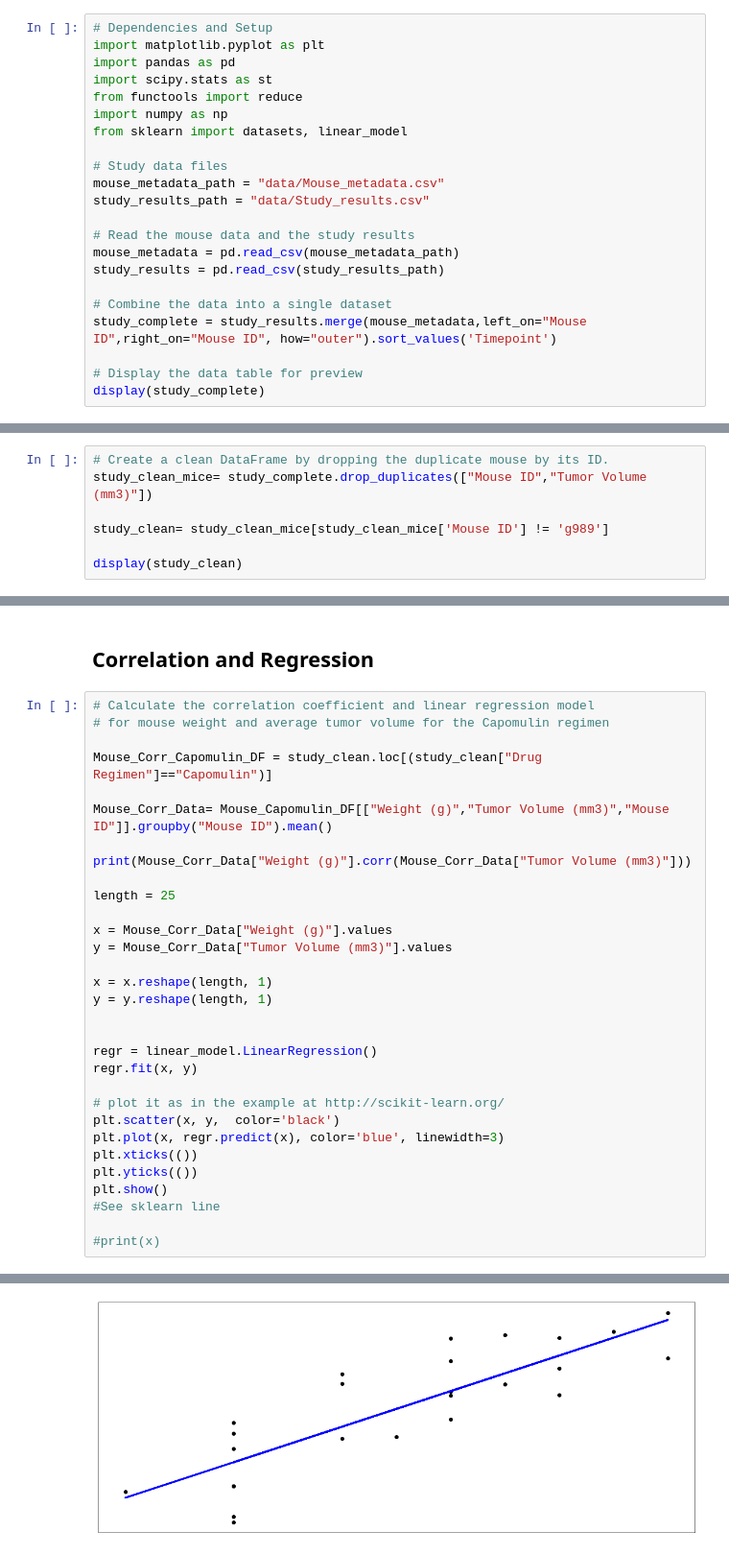
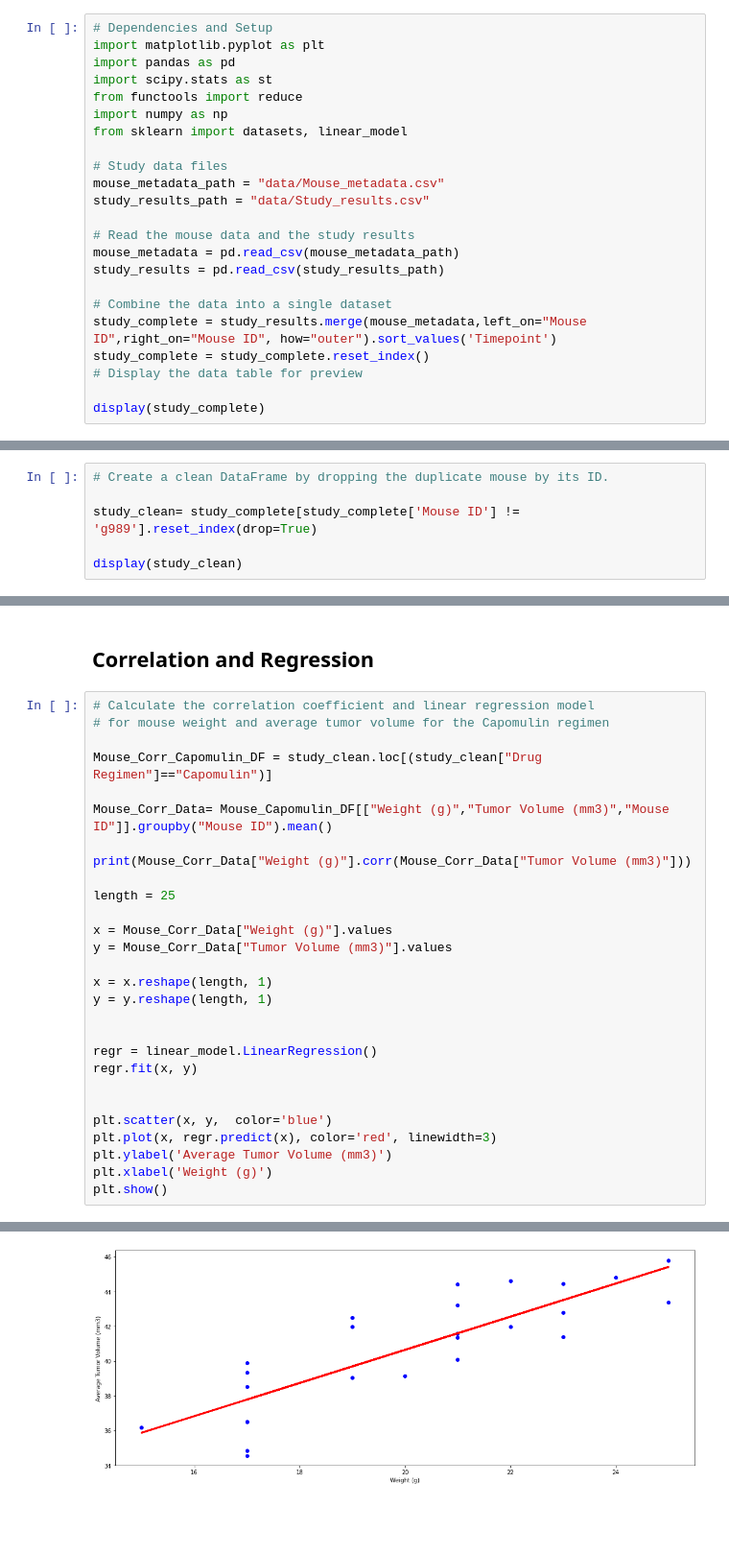
Before and after one commit to dave1407/matplotlib-challenge, a Jupyter notebook: Pymaceuticals/pymaceuticals_starter.ipynb, the cells around one changed output, grey strips where cells are left out. Shown at 96% size. Cells and saved outputs as stored; diff of their text form; blank space fills up the shorter version.

```diff
--- a/Pymaceuticals/pymaceuticals_starter.ipynb
+++ b/Pymaceuticals/pymaceuticals_starter.ipynb
@@ -19,7 +29,8 @@ study_results = pd.read_csv(study_results_path)
 
 # Combine the data into a single dataset
 study_complete = study_results.merge(mouse_metadata,left_on="Mouse ID",right_on="Mouse ID", how="outer").sort_values('Timepoint')
+study_complete = study_complete.reset_index()
+# Display the data table for preview
 
-# Display the data table for preview
 display(study_complete)
 # %% [output]
@@ -82,8 +92,7 @@ display(Mice_duplicated_all)
 # %%
 # Create a clean DataFrame by dropping the duplicate mouse by its ID.
-study_clean_mice= study_complete.drop_duplicates(["Mouse ID","Tumor Volume (mm3)"])
 
-study_clean= study_clean_mice[study_clean_mice['Mouse ID'] != 'g989']
+study_clean= study_complete[study_complete['Mouse ID'] != 'g989'].reset_index(drop=True)
 
 display(study_clean)
 # %% [output]
@@ -332,34 +362,31 @@ plt.show()
 # %%
 # Calculate the correlation coefficient and linear regression model
 # for mouse weight and average tumor volume for the Capomulin regimen
 
 Mouse_Corr_Capomulin_DF = study_clean.loc[(study_clean["Drug Regimen"]=="Capomulin")]
 
 Mouse_Corr_Data= Mouse_Capomulin_DF[["Weight (g)","Tumor Volume (mm3)","Mouse ID"]].groupby("Mouse ID").mean()
 
 print(Mouse_Corr_Data["Weight (g)"].corr(Mouse_Corr_Data["Tumor Volume (mm3)"]))
 
 length = 25
 
 x = Mouse_Corr_Data["Weight (g)"].values
 y = Mouse_Corr_Data["Tumor Volume (mm3)"].values
 
 x = x.reshape(length, 1)
 y = y.reshape(length, 1)
 
 
 regr = linear_model.LinearRegression()
 regr.fit(x, y)
 
-# plot it as in the example at http://scikit-learn.org/
-plt.scatter(x, y,  color='black')
-plt.plot(x, regr.predict(x), color='blue', linewidth=3)
-plt.xticks(())
-plt.yticks(())
+
+plt.scatter(x, y,  color='blue')
+plt.plot(x, regr.predict(x), color='red', linewidth=3)
+plt.ylabel('Average Tumor Volume (mm3)')
+plt.xlabel('Weight (g)')
 plt.show()
-#See sklearn line
-
-#print(x)
 # %% [output]
 0.8419363424694722
-[figure, old version]
+[figure, new version]
```
Also changed, not shown: parts of 6 cells of this notebook.
